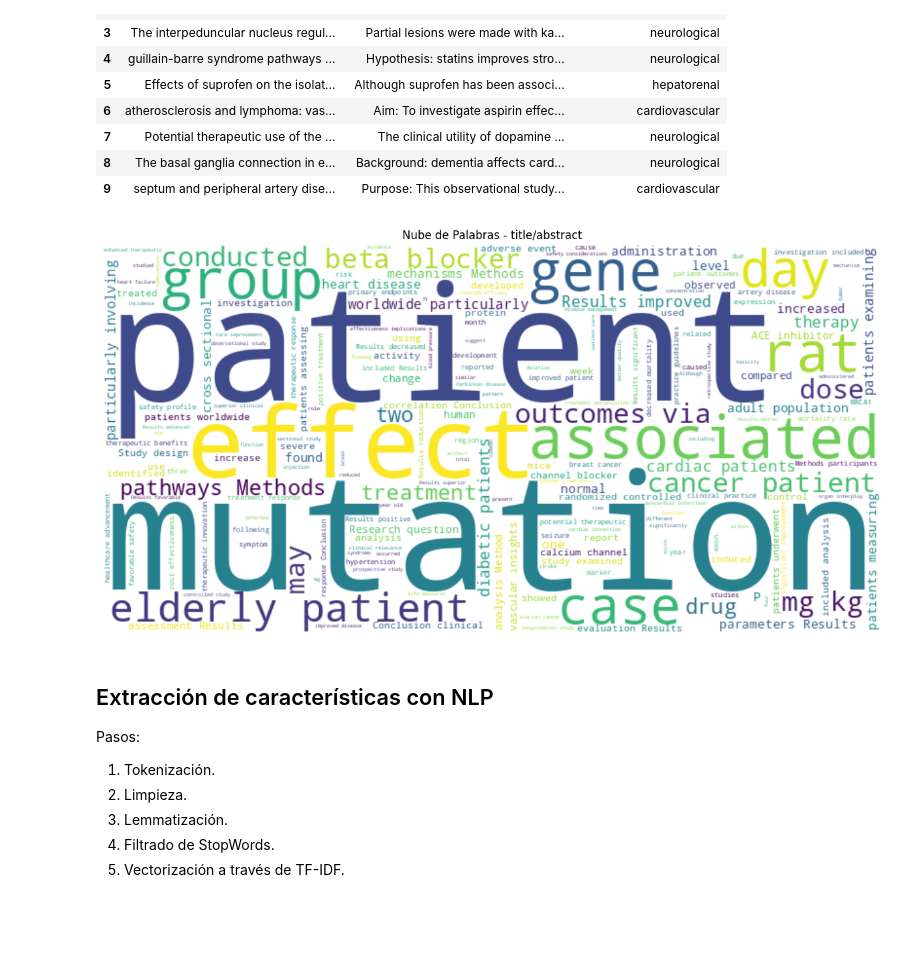
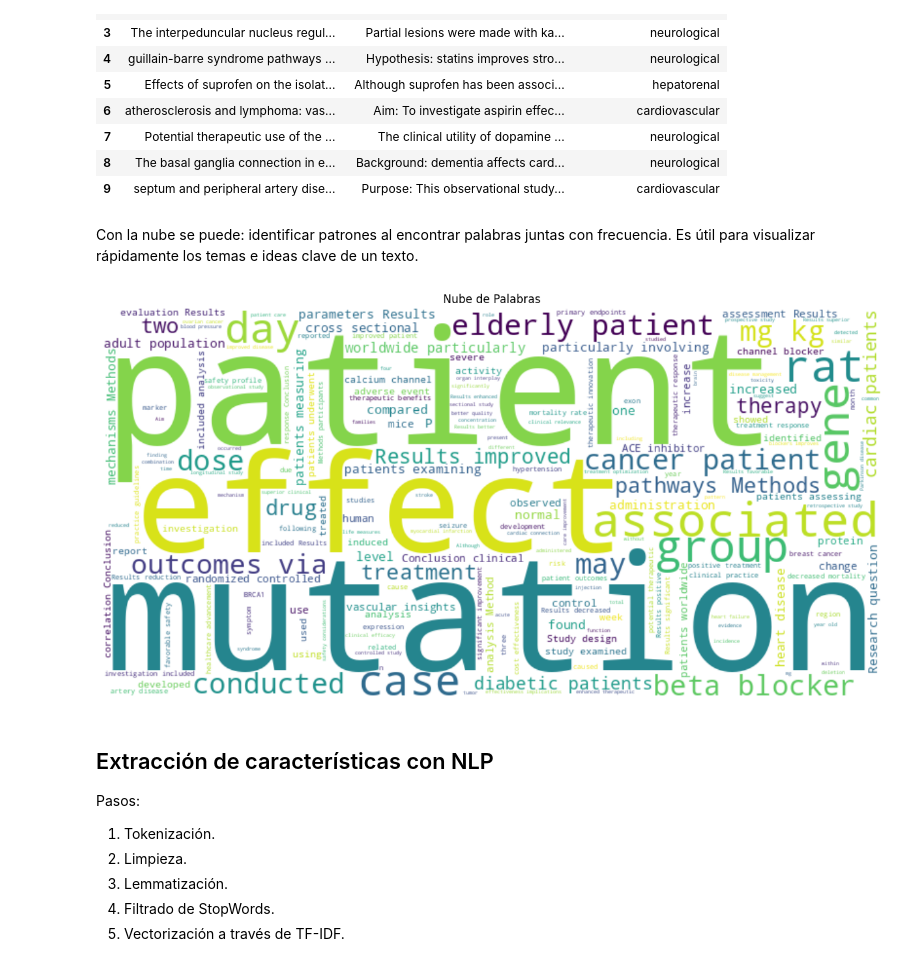
Before and after one commit to bryanMontoya/ChallengeTS, a Jupyter notebook: src/challenge_solution.ipynb, the cells around one changed output. Saved outputs shown, nothing was run; the diff lists cells and outputs as text; code cells hidden in the pictures; blank space fills up the shorter version.

```diff
--- a/src/challenge_solution.ipynb
+++ b/src/challenge_solution.ipynb
@@ -25,20 +25,23 @@ df.head(10)
 | 7 | Potential therapeutic use of the ... | The clinical utility of dopamine ... | neurological |
 | 8 | The basal ganglia connection in e... | Background: dementia affects card... | neurological |
 | 9 | septum and peripheral artery dise... | Purpose: This observational study... | cardiovascular |
+# %% [markdown]
+Con la nube se puede: identificar patrones al encontrar palabras juntas con frecuencia. Es útil para visualizar rápidamente los temas e ideas clave de un texto.
 # %%
-from wordcloud import WordCloud, STOPWORDS, ImageColorGenerator
+from wordcloud import WordCloud, STOPWORDS
 import matplotlib.pyplot as plt
-texto=df['title']+" " +df['abstract']
+
+texto = df['title'] + " " + df['abstract']
 text = " ".join(word for word in texto)
 wordcloud = WordCloud(stopwords=STOPWORDS, background_color="white", width=800, height=400).generate(text)
 
 plt.figure(figsize=(15,10))
 plt.imshow(wordcloud, interpolation='bilinear')
 plt.axis("off")
-plt.title("Nube de Palabras - title/abstract")
+plt.title("Nube de Palabras")
 plt.show()
 # %% [output]
-[figure, old version]
+[figure, new version]
 # %% [markdown]
 ## Extracción de características con NLP
 
```
Also changed, not shown: parts of 22 cells of this notebook, 2 other files.
